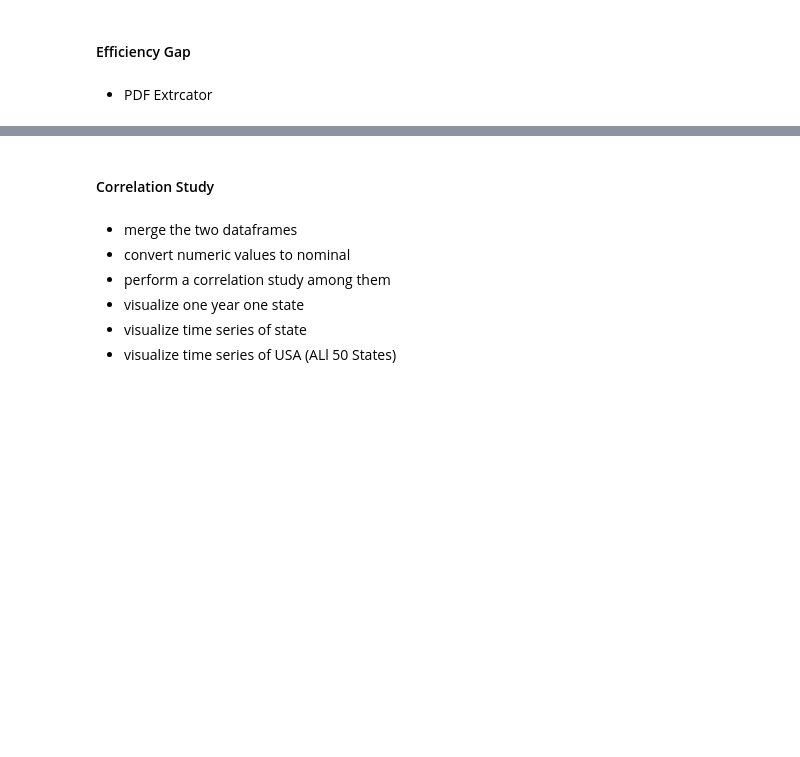
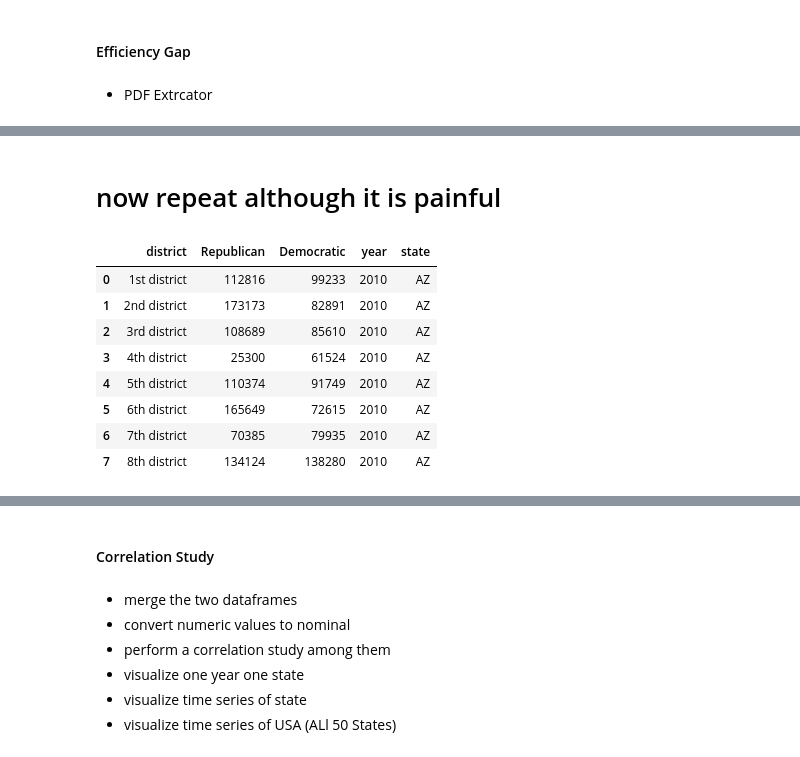
Before and after one commit to Simonlee711/gerrymandering-polarisation-study, a Jupyter notebook: src/gov-analysis.ipynb, the cells around one changed output, grey strips where cells are left out. Cells and saved outputs as stored; diff of their text form; code cells hidden in the pictures; blank space fills up the shorter version.

```diff
--- a/src/gov-analysis.ipynb
+++ b/src/gov-analysis.ipynb
@@ -147,0 +162,2 @@ tables = camelot.read_pdf('../data/pdfs/2010election.pdf')
+# %% [markdown]
+# now repeat although it is painful
@@ -147,0 +173,20 @@ tables = camelot.read_pdf('../data/pdfs/2010election.pdf')
+# %%
+# Arizona
+data = {'district': ['1st district', '2nd district', '3rd district', '4th district', '5th district', '6th district','7th district','8th district'],
+        'Republican': [112816, 173173, 108689,25300,110374, 165649, 70385,134124],
+        'Democratic':[99233,82891,85610,61524,91749,72615,79935,138280]}
+df = pd.DataFrame(data)
+df['year'] = 2010
+df['state'] = 'AZ'
+display(df)
+df.to_csv("../data/voting-data/AZ-2010.csv")
+# %% [output]
+|  | district | Republican | Democratic | year | state |
+| 0 | 1st district | 112816 | 99233 | 2010 | AZ |
+| 1 | 2nd district | 173173 | 82891 | 2010 | AZ |
+| 2 | 3rd district | 108689 | 85610 | 2010 | AZ |
+| 3 | 4th district | 25300 | 61524 | 2010 | AZ |
+| 4 | 5th district | 110374 | 91749 | 2010 | AZ |
+| 5 | 6th district | 165649 | 72615 | 2010 | AZ |
+| 6 | 7th district | 70385 | 79935 | 2010 | AZ |
+| 7 | 8th district | 134124 | 138280 | 2010 | AZ |
```
Also changed, not shown: parts of 19 cells of this notebook, 9 other files.
